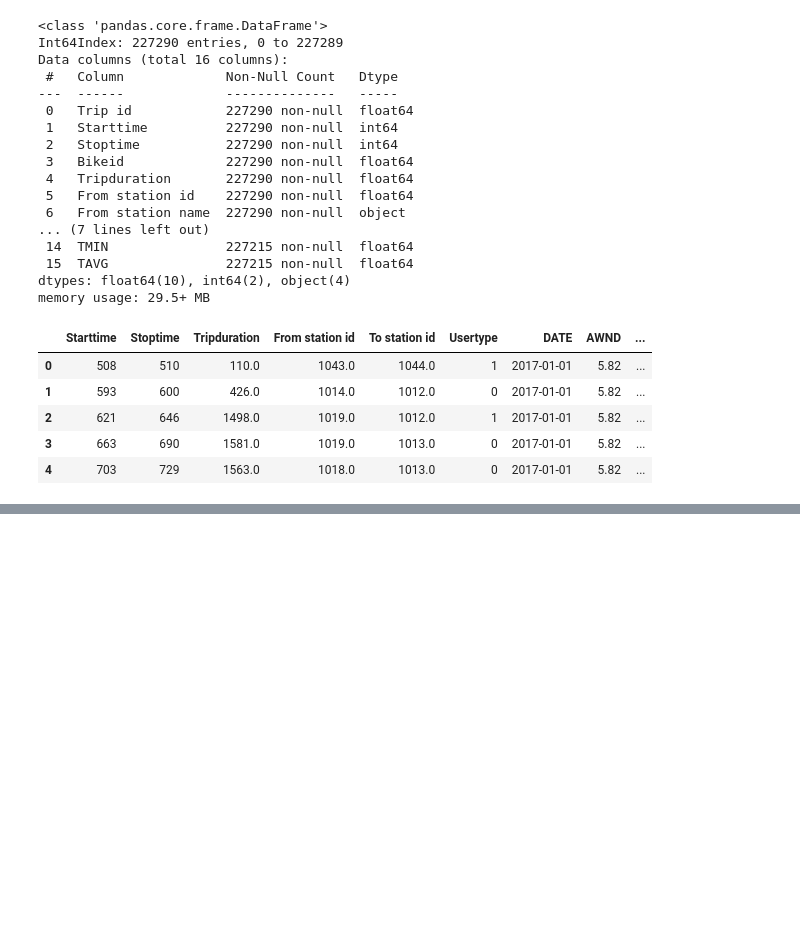
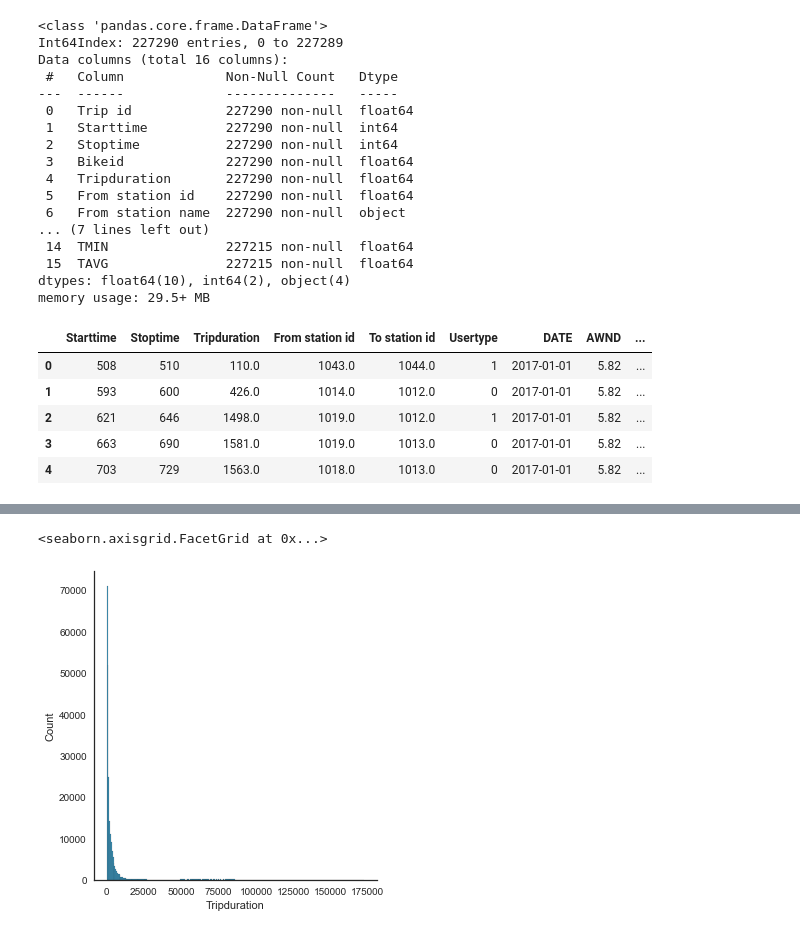
Before and after one commit to Nellyan4/data_mining_project, a Jupyter notebook: project_final_delivery.ipynb, the cells around one changed output, grey strips where cells are left out. Saved outputs shown, nothing was run; the diff lists cells and outputs as text; code cells hidden in the pictures; blank space fills up the shorter version.

```diff
--- a/project_final_delivery.ipynb
+++ b/project_final_delivery.ipynb
@@ -76,10 +89,10 @@ memory usage: 51.5+ KB
 ### Read and clean ride rentals data
 The ride rental data is retrieved from [Western Pennsylvania Regional Data Center](https://data.wprdc.org/dataset/healthyride-trip-data), since we are using 2017-2019 data, and the data is a .csv file quarterly. We have to combine 12 .csv data first in order to finish the cleaning.
 # %%
-ride = pd.DataFrame(data = None)
+ride = pd.DataFrame(data=None)
 for i in range(7,10):
     for j in range(1,5):
-        ride_1 = pd.read_csv("healthy-ride-rentals-201{}-q{}.csv".format(i, j))
+        ride_1 = pd.read_csv("healthy-ride-rentals-201{}-q{}.csv".format(i, j), low_memory=False)
         # drop the lines with NA
         ride_1 = ride_1.dropna(axis=0)
         # copy the column with date
@@ -149,0 +169,8 @@ memory usage: 29.5+ MB
+# %%
+df_q1 = df_merged
+# show the distribution of duration
+# This plot tries to see the distribution of Usertype for ride rentals
+sns.displot(df_q1['Tripduration'], bins = 300)
+# %% [output]
+<seaborn.axisgrid.FacetGrid at 0x...>
+[figure, added]
```
Also changed, not shown: parts of 96 cells of this notebook, 1 other file.
